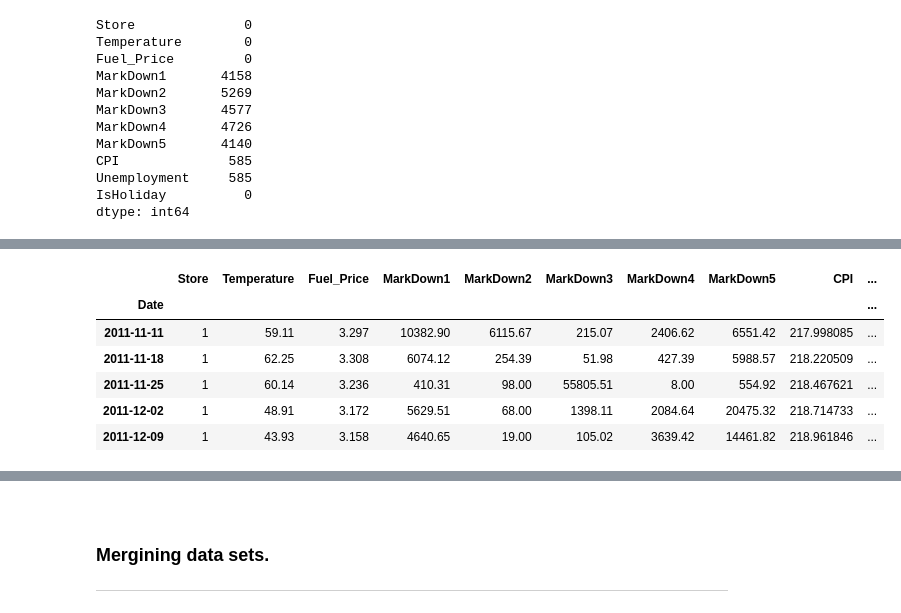
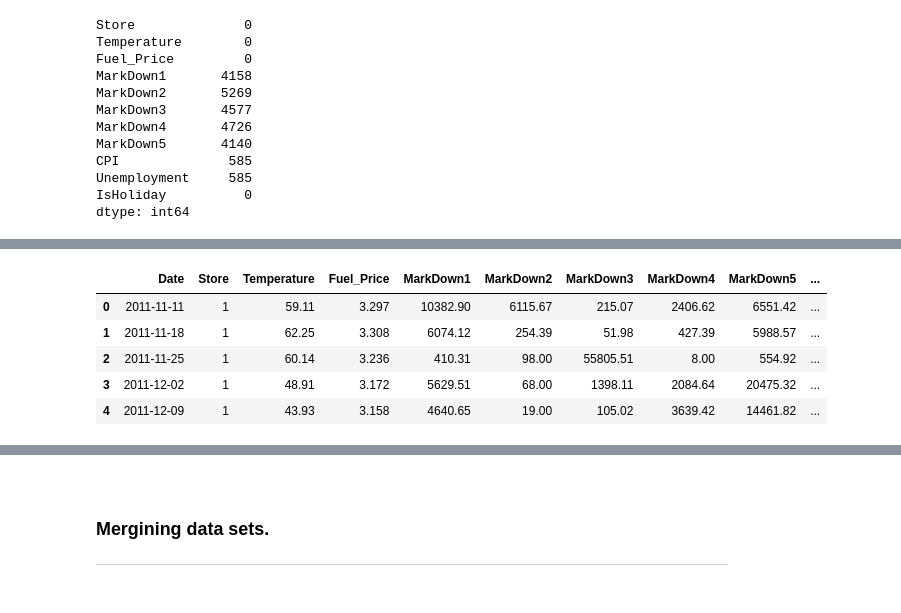
Before and after one commit to olgarozhdestvina/Sales-Forecasting, a Jupyter notebook: Sales Forecasting using Walmart Dataset.ipynb, the cells around one changed output, grey strips where cells are left out. Saved outputs shown, nothing was run; the diff lists cells and outputs as text; code cells hidden in the pictures.

```diff
--- a/Sales Forecasting using Walmart Dataset.ipynb
+++ b/Sales Forecasting using Walmart Dataset.ipynb
@@ -278,5 +333,7 @@ dtype: int64
+# %%
+features = features.loc['2011-11-11': '2013-07-26']
 # %%
-features = features.dropna()
+#features = features.dropna(subset=["MarkDown1"])
 features
 # %% [output]
 |  | Store | Temperature | Fuel_Price | MarkDown1 | MarkDown2 | MarkDown3 | MarkDown4 | MarkDown5 | CPI | ... |
@@ -295,0 +386,6 @@ features
+# %%
+# Fill the missing values.
+features["MarkDown1"].fillna(method="ffill", inplace=True)
+features["MarkDown2"].fillna(method="ffill", inplace=True)
+features["MarkDown3"].fillna(method="bfill", inplace=True)
+features["MarkDown4"].fillna(method="ffill", inplace=True)
@@ -295,0 +409,4 @@ features
+# %%
+# Filling missing values for CPI and unemployment
+features["CPI"].fillna(method="ffill", inplace=True)
+features["Unemployment"].fillna(method="ffill", inplace=True)
@@ -296,13 +429,12 @@ features
 # %%
 # Separate test features from train.
-features_train = features.loc['2011-11-11': '2012-10-26']
-features_test = features.loc['2012-11-02': '2013-04-19']
+features_train = features.loc['2011-11-11': '2012-10-26'].reset_index()
+features_test = features.loc['2012-11-02': '2013-04-19'].reset_index()
 features_train.head()
 # %% [output]
-|  | Store | Temperature | Fuel_Price | MarkDown1 | MarkDown2 | MarkDown3 | MarkDown4 | MarkDown5 | CPI | ... |
-| Date |  |  |  |  |  |  |  |  |  | ... |
-| 2011-11-11 | 1 | 59.11 | 3.297 | 10382.90 | 6115.67 | 215.07 | 2406.62 | 6551.42 | 217.998085 | ... |
-| 2011-11-18 | 1 | 62.25 | 3.308 | 6074.12 | 254.39 | 51.98 | 427.39 | 5988.57 | 218.220509 | ... |
-| 2011-11-25 | 1 | 60.14 | 3.236 | 410.31 | 98.00 | 55805.51 | 8.00 | 554.92 | 218.467621 | ... |
-| 2011-12-02 | 1 | 48.91 | 3.172 | 5629.51 | 68.00 | 1398.11 | 2084.64 | 20475.32 | 218.714733 | ... |
-| 2011-12-09 | 1 | 43.93 | 3.158 | 4640.65 | 19.00 | 105.02 | 3639.42 | 14461.82 | 218.961846 | ... |
+|  | Date | Store | Temperature | Fuel_Price | MarkDown1 | MarkDown2 | MarkDown3 | MarkDown4 | MarkDown5 | ... |
+| 0 | 2011-11-11 | 1 | 59.11 | 3.297 | 10382.90 | 6115.67 | 215.07 | 2406.62 | 6551.42 | ... |
+| 1 | 2011-11-18 | 1 | 62.25 | 3.308 | 6074.12 | 254.39 | 51.98 | 427.39 | 5988.57 | ... |
+| 2 | 2011-11-25 | 1 | 60.14 | 3.236 | 410.31 | 98.00 | 55805.51 | 8.00 | 554.92 | ... |
+| 3 | 2011-12-02 | 1 | 48.91 | 3.172 | 5629.51 | 68.00 | 1398.11 | 2084.64 | 20475.32 | ... |
+| 4 | 2011-12-09 | 1 | 43.93 | 3.158 | 4640.65 | 19.00 | 105.02 | 3639.42 | 14461.82 | ... |
```
Also changed, not shown: parts of 34 cells of this notebook.
